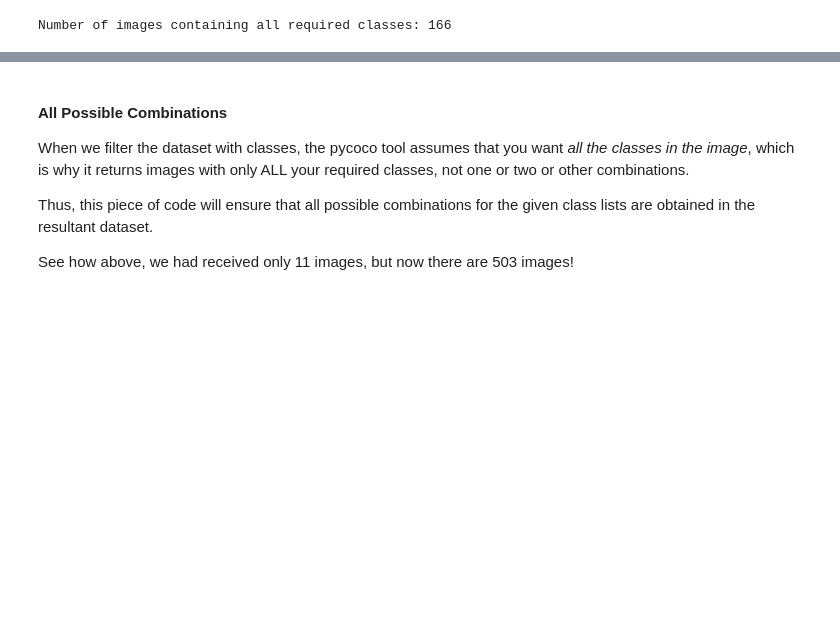
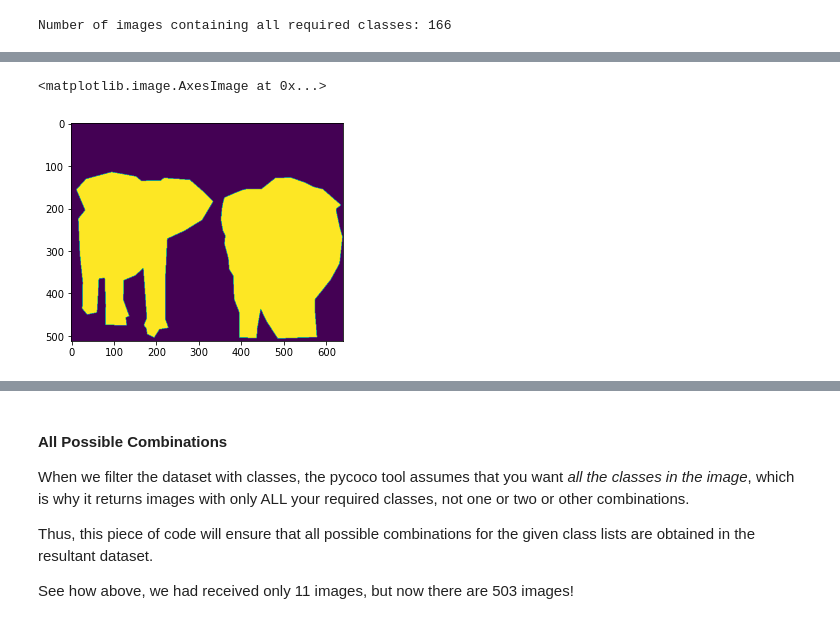
Before and after one commit to servidal/-M5-T7-Project, a Jupyter notebook: week3/COCOdataset_SemanticSegmentation_Demo.ipynb, the cells around one changed output, grey strips where cells are left out. Drawn from its saved outputs; the diff is of its cells as text; code cells hidden in the pictures; blank space fills up the shorter version.

```diff
--- a/week3/COCOdataset_SemanticSegmentation_Demo.ipynb
+++ b/week3/COCOdataset_SemanticSegmentation_Demo.ipynb
@@ -148,0 +184,5 @@ imgIds
+# %%
+plt.imshow(mask_2)
+# %% [output]
+<matplotlib.image.AxesImage at 0x...>
+[figure, added]
```
Also changed, not shown: parts of 30 cells of this notebook.
